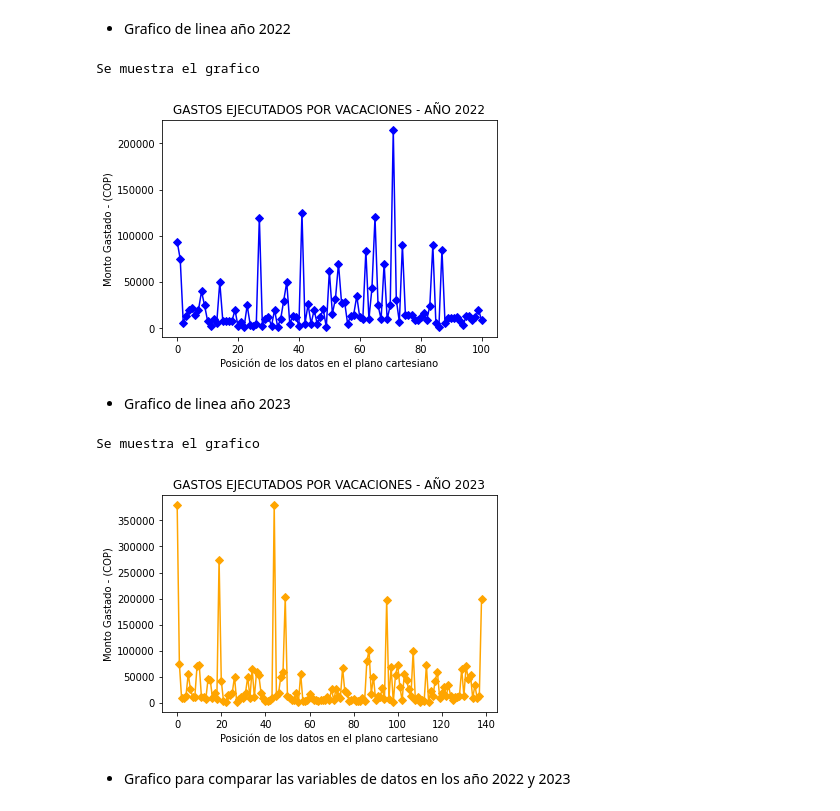
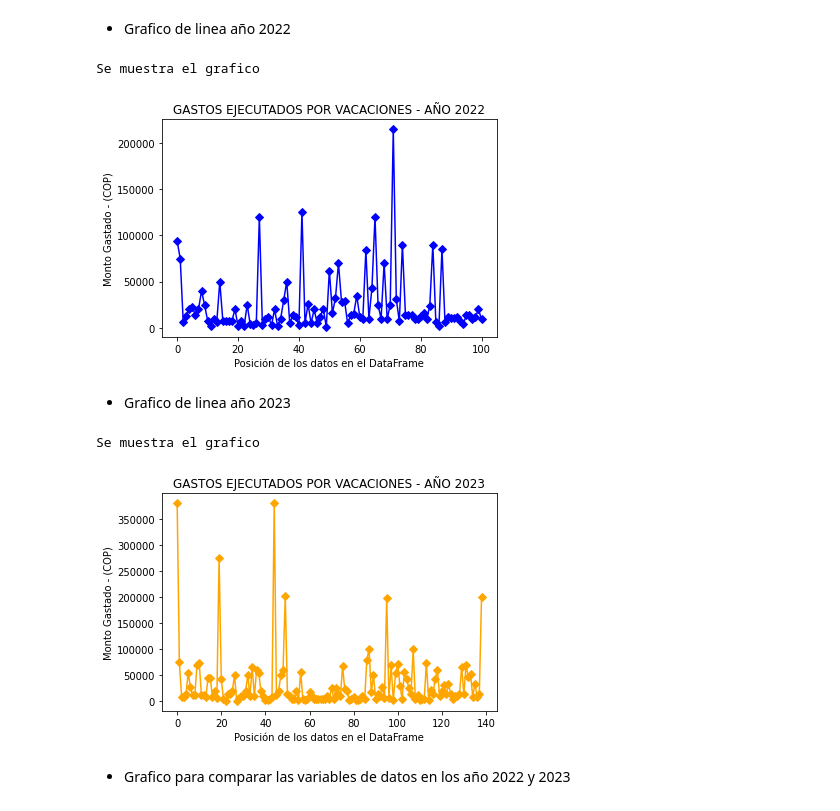
Before and after one commit to wagnerfv1117/INFORME-GASTOS-VACACIONES, a Jupyter notebook: notebooks/Analisis vacaciones.ipynb, the cells around one changed output. Saved outputs shown, nothing was run; the diff lists cells and outputs as text; code cells hidden in the pictures.

```diff
--- a/notebooks/Analisis vacaciones.ipynb
+++ b/notebooks/Analisis vacaciones.ipynb
@@ -280,27 +280,27 @@ Representando el estilo del DataFrame:
 # %%
 print("Se muestra el grafico")
 fig, ax = plt.subplots()
-plt.xlabel("Posición de los datos en el plano cartesiano")
+plt.xlabel("Posición de los datos en el DataFrame")
 plt.ylabel('Monto Gastado - (COP)')
 ax.plot(df1['MONTO'],marker = "D",color='blue')#EL MARKER ES PARA PONER LOS PUNTICOS EN LA PARTE DONDE SE MARCAN LOS DATOS. -https://matplotlib.org/stable/api/markers_api.html
 plt.title('GASTOS EJECUTADOS POR VACACIONES - AÑO 2022')
 plt.show()
 # %% [output]
 Se muestra el grafico
-[figure, old version]
+[figure, new version]
 # %% [markdown]
 - Grafico de linea año 2023
 # %%
 print("Se muestra el grafico")
 fig, ax = plt.subplots()
-plt.xlabel("Posición de los datos en el plano cartesiano")
+plt.xlabel("Posición de los datos en el DataFrame")
 plt.ylabel('Monto Gastado - (COP)')
 ax.plot(df2['MONTO'], marker = "D", color='orange')#EL MARKER ES PARA PONER LOS PUNTICOS EN LA PARTE DONDE SE MARCAN LOS DATOS. -https://matplotlib.org/stable/api/markers_api.html
 plt.title('GASTOS EJECUTADOS POR VACACIONES - AÑO 2023')
 plt.show()
 # %% [output]
 Se muestra el grafico
-[figure, old version]
+[figure, new version]
 # %% [markdown]
 - Grafico para comparar las variables de datos en los año 2022 y 2023
 # %%
```
Also changed, not shown: parts of 1 cell of this notebook, 1 other file.
